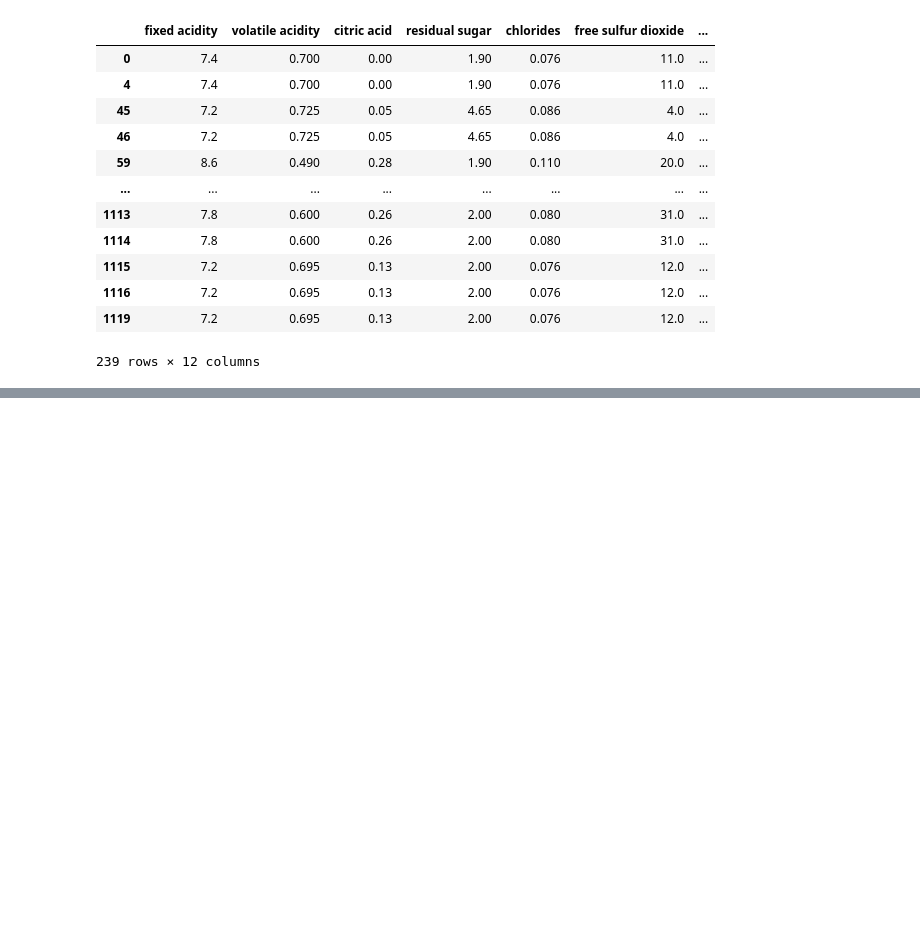
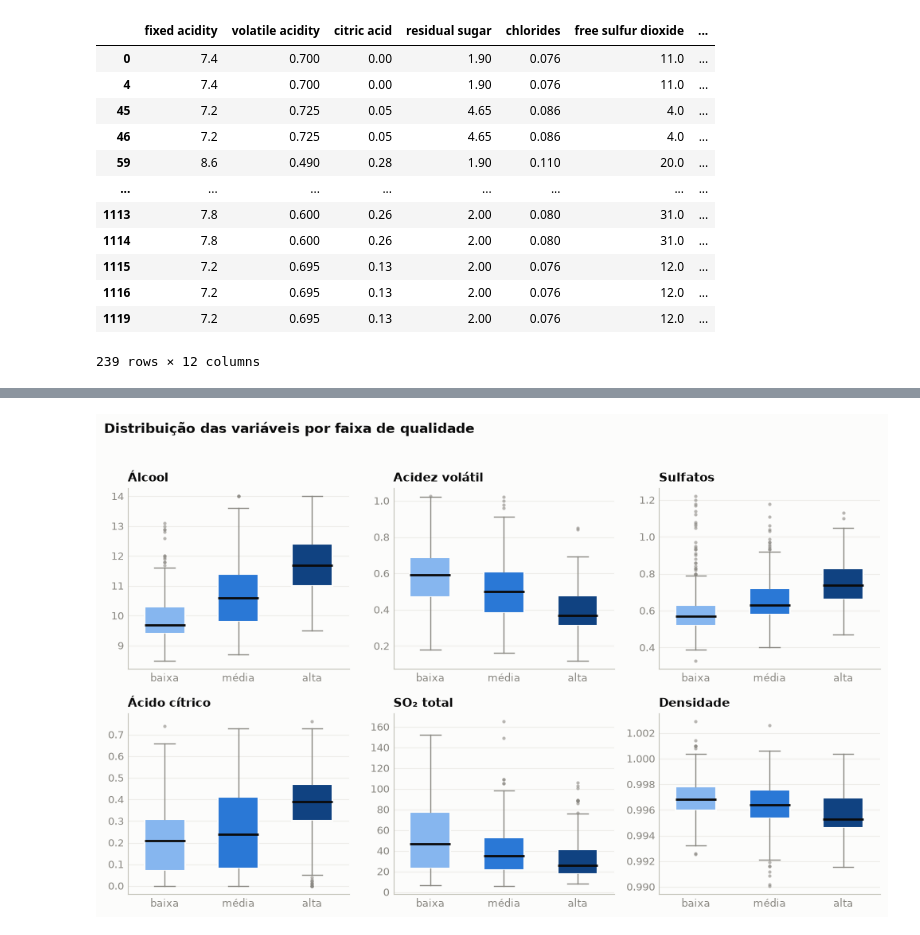
Before and after one commit to Oracimene/Projeto-Modelagem-Est-stistica, a Jupyter notebook: main.ipynb, the cells around one changed output, grey strips where cells are left out. Saved outputs shown, nothing was run; the diff lists cells and outputs as text; code cells hidden in the pictures; blank space fills up the shorter version.

Commit message:
Terminando os tratamentos e començando a analisar as variaveis para o projeto

```diff
--- a/main.ipynb
+++ b/main.ipynb
@@ -232,0 +331,35 @@ Total de linhas removidas: 123
+# %%
+variaveis_box = [
+    ("alcohol", "Álcool"),
+    ("volatile acidity", "Acidez volátil"),
+    ("sulphates", "Sulfatos"),
+    ("citric acid", "Ácido cítrico"),
+    ("total sulfur dioxide", "SO₂ total"),
+    ("density", "Densidade"),
+]
+ordem_faixas = ["baixa", "media", "alta"]
+fig, axes = plt.subplots(2, 3, figsize=(10, 6.4))
+for ax, (coluna, nome) in zip(axes.ravel(), variaveis_box):
+    dados = [df_final.loc[df_final["faixa_qualidade"] == f, coluna] for f in ordem_faixas]
+    caixas = ax.boxplot(
+        dados,
+        patch_artist=True,
+        widths=0.55,
+        showfliers=True,
+        flierprops=dict(marker="o", markersize=3, markerfacecolor=MUTED, markeredgecolor="none", alpha=0.6),
+        medianprops=dict(color=INK, linewidth=2),
+        whiskerprops=dict(color=MUTED, linewidth=1),
+        capprops=dict(color=MUTED, linewidth=1),
+        boxprops=dict(linewidth=1.5, edgecolor=SURFACE),
+    )
+    for caixa, f in zip(caixas["boxes"], ordem_faixas):
+        caixa.set_facecolor(RAMP[f])
+    ax.set_xticks([1, 2, 3])
+    ax.set_xticklabels(["baixa", "média", "alta"])
+    ax.set_title(nome, loc="left")
+    estilo(ax)
+fig.suptitle("Distribuição das variáveis por faixa de qualidade", x=0.01, ha="left", fontsize=12, fontweight="bold", color=INK)
+fig.tight_layout(rect=(0, 0, 1, 0.96))
+plt.show()
+# %% [output]
+[figure, added]
```
Also changed, not shown: parts of 14 cells of this notebook.
